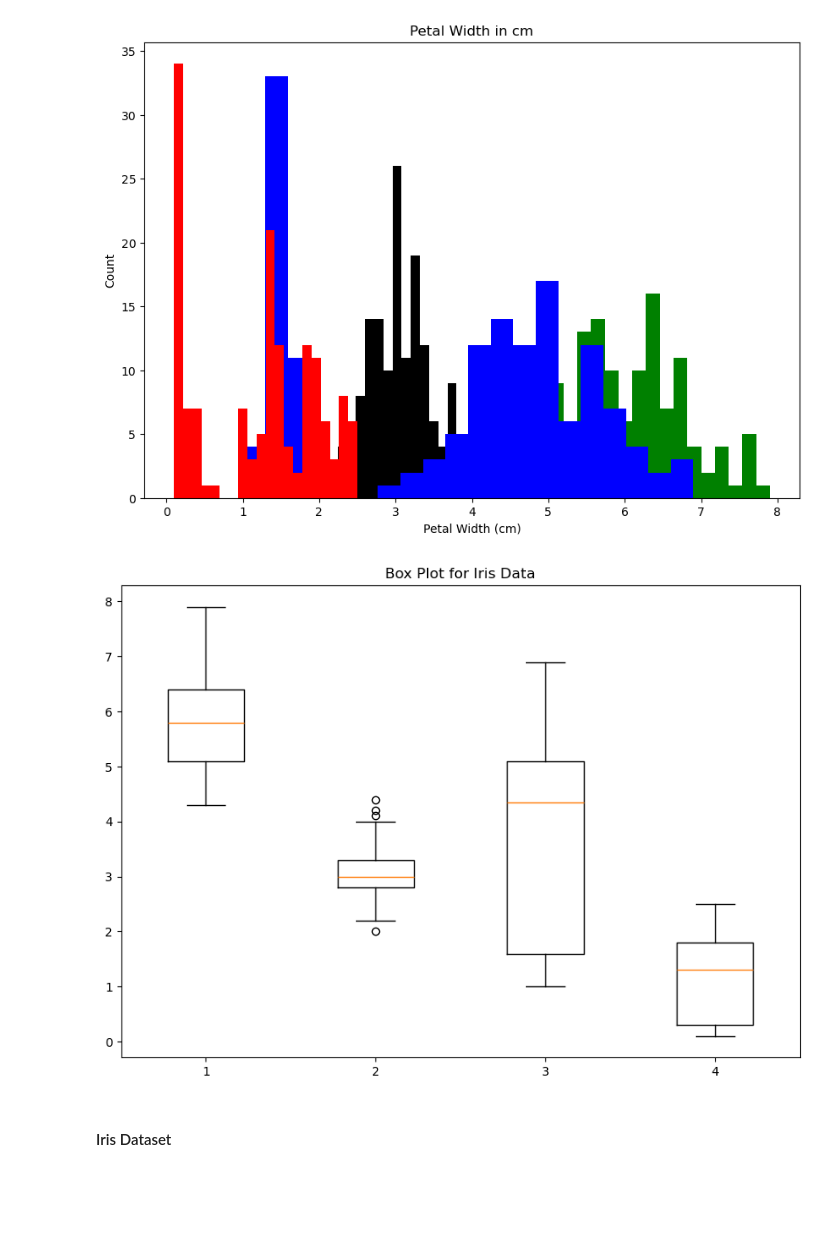
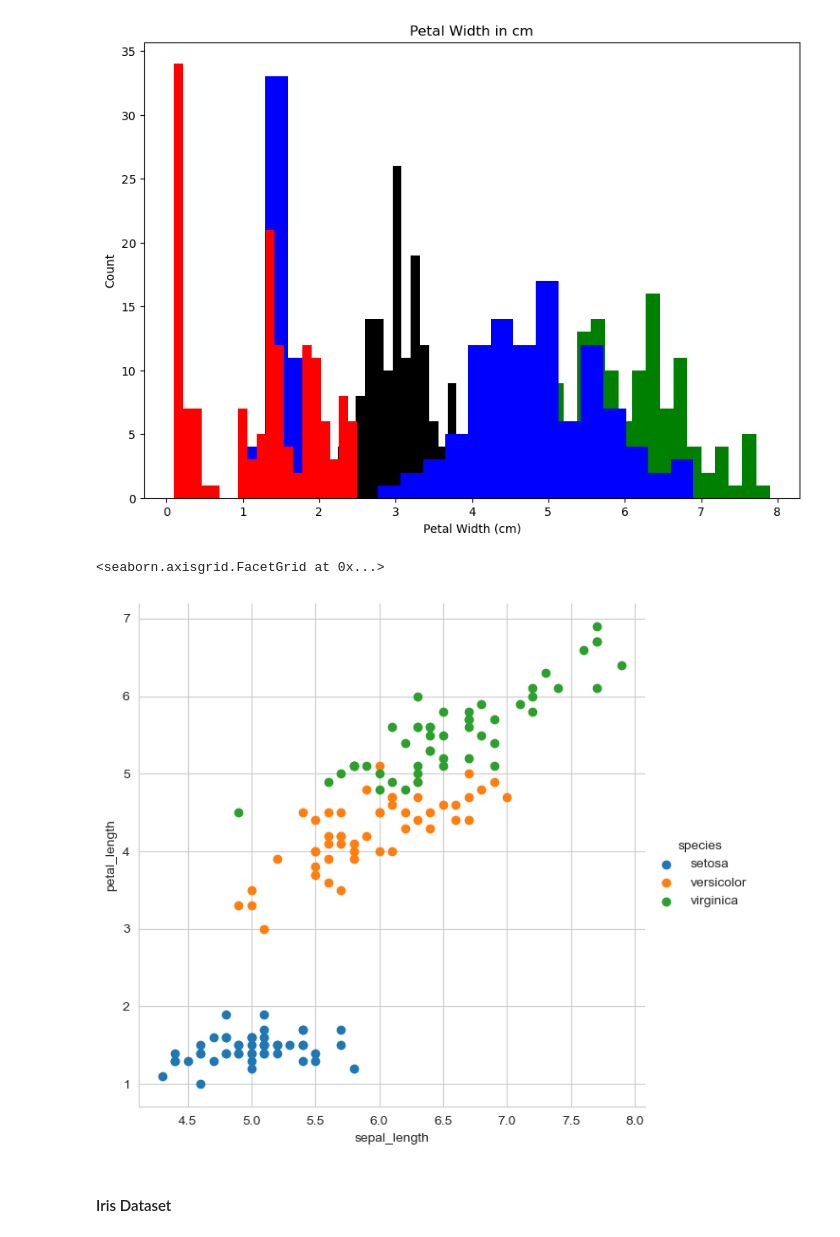
Before and after one commit to IanaraFer/pands-project, a Jupyter notebook: irisdataset.ipynb, the cells around one changed output. Drawn from its saved outputs; the diff is of its cells as text; code cells hidden in the pictures; blank space fills up the shorter version.

```diff
--- a/irisdataset.ipynb
+++ b/irisdataset.ipynb
@@ -162,14 +183,18 @@ plt.ylabel("Count")
 plt.show()
 # %% [output]
 [figure]
-# %%
-new_data = iris.data[:, :4]  # Remove the class column
-plt.figure(figsize=(10, 7))
-plt.boxplot(new_data)
-plt.title("Box Plot for Iris Data")
-plt.show()
-# %% [output]
-[figure, removed]
+# %%
+# Load the Iris dataset from seaborn
+iris = sns.load_dataset('iris')
+
+# Set the style (you can choose different styles like 'whitegrid', 'darkgrid', etc.)
+sns.set_style("whitegrid")
+
+# Create a scatter plot
+sns.FacetGrid(iris, hue="species", height=6).map(plt.scatter, 'sepal_length', 'petal_length').add_legend()
+# %% [output]
+<seaborn.axisgrid.FacetGrid at 0x...>
+[figure, added]
 # %% [markdown]
 #### Iris Dataset
 # %%
```
Also changed, not shown: parts of 1 cell of this notebook, 1 other file.
